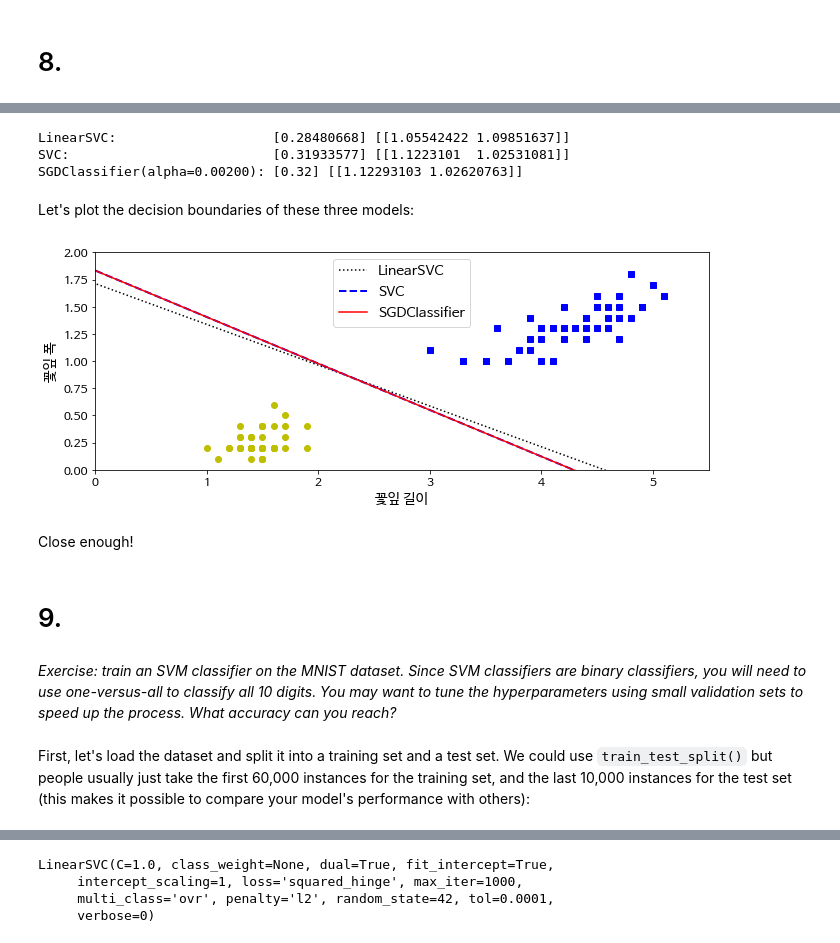
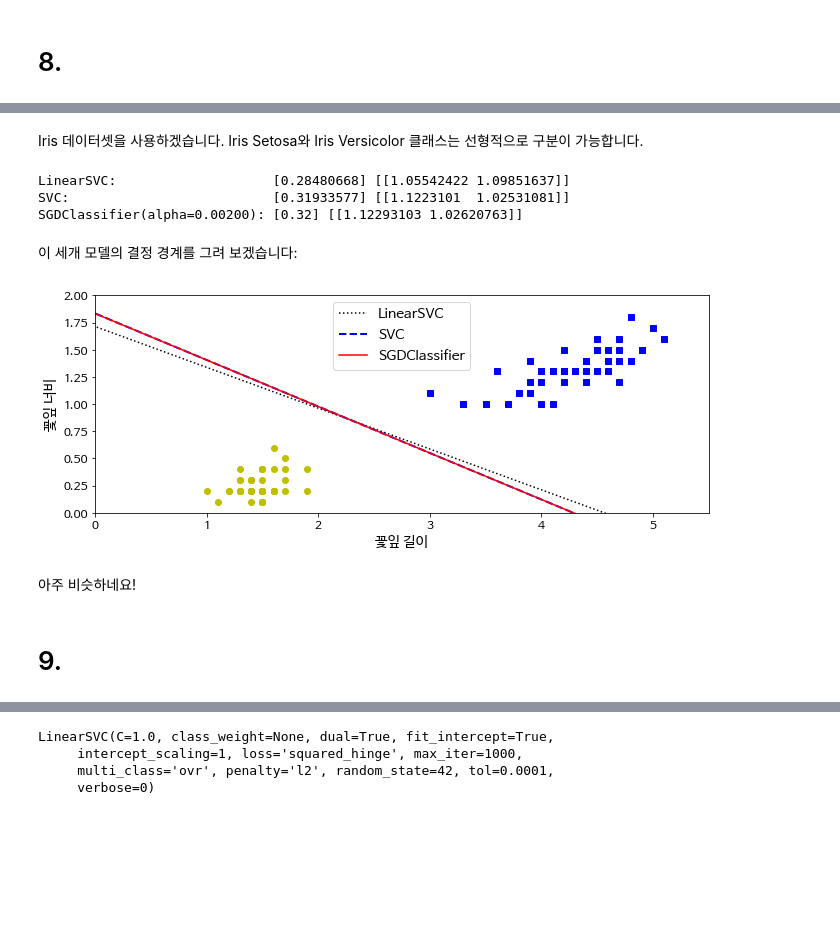
Before and after one commit to gocks8/deep_study, a Jupyter notebook: 05_support_vector_machines.ipynb, the cells around one changed output, grey strips where cells are left out. Saved outputs shown, nothing was run; the diff lists cells and outputs as text; code cells hidden in the pictures; blank space fills up the shorter version.

```diff
--- a/05_support_vector_machines.ipynb
+++ b/05_support_vector_machines.ipynb
@@ -940,3 +936,5 @@ Let's use the Iris dataset: the Iris Setosa and Iris Versicolor classes are line
+# %% [markdown]
+Iris 데이터셋을 사용하겠습니다. Iris Setosa와 Iris Versicolor 클래스는 선형적으로 구분이 가능합니다.
 # %%
 from sklearn import datasets
 
@@ -974,42 +972,38 @@ print("SGDClassifier(alpha={:.5f}):".format(sgd_clf.alpha), sgd_clf.intercept_,
 LinearSVC:                    [0.28480668] [[1.05542422 1.09851637]]
 SVC:                          [0.31933577] [[1.1223101  1.02531081]]
 SGDClassifier(alpha=0.00200): [0.32] [[1.12293103 1.02620763]]
-# %% [markdown]
-Let's plot the decision boundaries of these three models:
+# %% [markdown]
+이 세개 모델의 결정 경계를 그려 보겠습니다:
 # %%
-# Compute the slope and bias of each decision boundary
+# 각 결정 경계의 기울기와 편향을 계산합니다
 w1 = -lin_clf.coef_[0, 0]/lin_clf.coef_[0, 1]
 b1 = -lin_clf.intercept_[0]/lin_clf.coef_[0, 1]
 w2 = -svm_clf.coef_[0, 0]/svm_clf.coef_[0, 1]
 b2 = -svm_clf.intercept_[0]/svm_clf.coef_[0, 1]
 w3 = -sgd_clf.coef_[0, 0]/sgd_clf.coef_[0, 1]
 b3 = -sgd_clf.intercept_[0]/sgd_clf.coef_[0, 1]
 
-# Transform the decision boundary lines back to the original scale
+# 결정 경계를 원본 스케일로 변환합니다
 line1 = scaler.inverse_transform([[-10, -10 * w1 + b1], [10, 10 * w1 + b1]])
 line2 = scaler.inverse_transform([[-10, -10 * w2 + b2], [10, 10 * w2 + b2]])
 line3 = scaler.inverse_transform([[-10, -10 * w3 + b3], [10, 10 * w3 + b3]])
 
-# Plot all three decision boundaries
+# 세 개의 결정 경계를 모두 그립니다
 plt.figure(figsize=(11, 4))
 plt.plot(line1[:, 0], line1[:, 1], "k:", label="LinearSVC")
 plt.plot(line2[:, 0], line2[:, 1], "b--", linewidth=2, label="SVC")
 plt.plot(line3[:, 0], line3[:, 1], "r-", label="SGDClassifier")
 plt.plot(X[:, 0][y==1], X[:, 1][y==1], "bs") # label="Iris-Versicolor"
 plt.plot(X[:, 0][y==0], X[:, 1][y==0], "yo") # label="Iris-Setosa"
 plt.xlabel("꽃잎 길이", fontsize=14)
-plt.ylabel("꽃잎 폭", fontsize=14)
+plt.ylabel("꽃잎 너비", fontsize=14)
 plt.legend(loc="upper center", fontsize=14)
 plt.axis([0, 5.5, 0, 2])
 
 plt.show()
 # %% [output]
-[figure, old version]
+[figure, new version]
-# %% [markdown]
-Close enough!
+# %% [markdown]
+아주 비슷하네요!
 # %% [markdown]
 # 9.
-# %% [markdown]
-_Exercise: train an SVM classifier on the MNIST dataset. Since SVM classifiers are binary classifiers, you will need to use one-versus-all to classify all 10 digits. You may want to tune the hyperparameters using small validation sets to speed up the process. What accuracy can you reach?_
-# %% [markdown]
-First, let's load the dataset and split it into a training set and a test set. We could use `train_test_split()` but people usually just take the first 60,000 instances for the training set, and the last 10,000 instances for the test set (this makes it possible to compare your model's performance with others):
```
Also changed, not shown: parts of 107 cells of this notebook, 14 other files.
